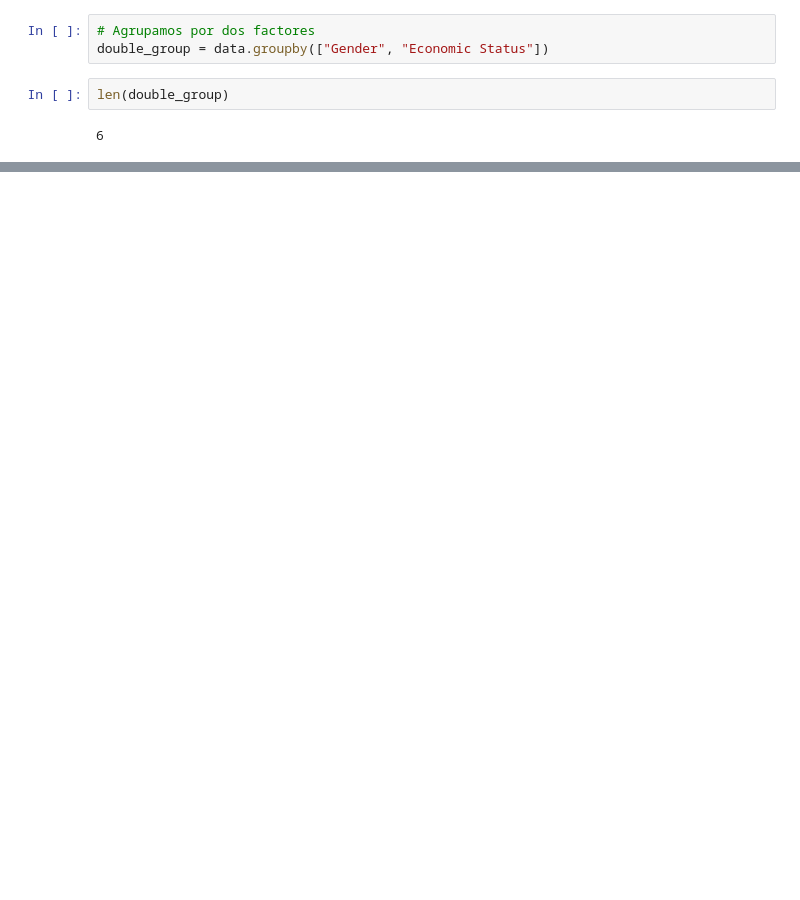
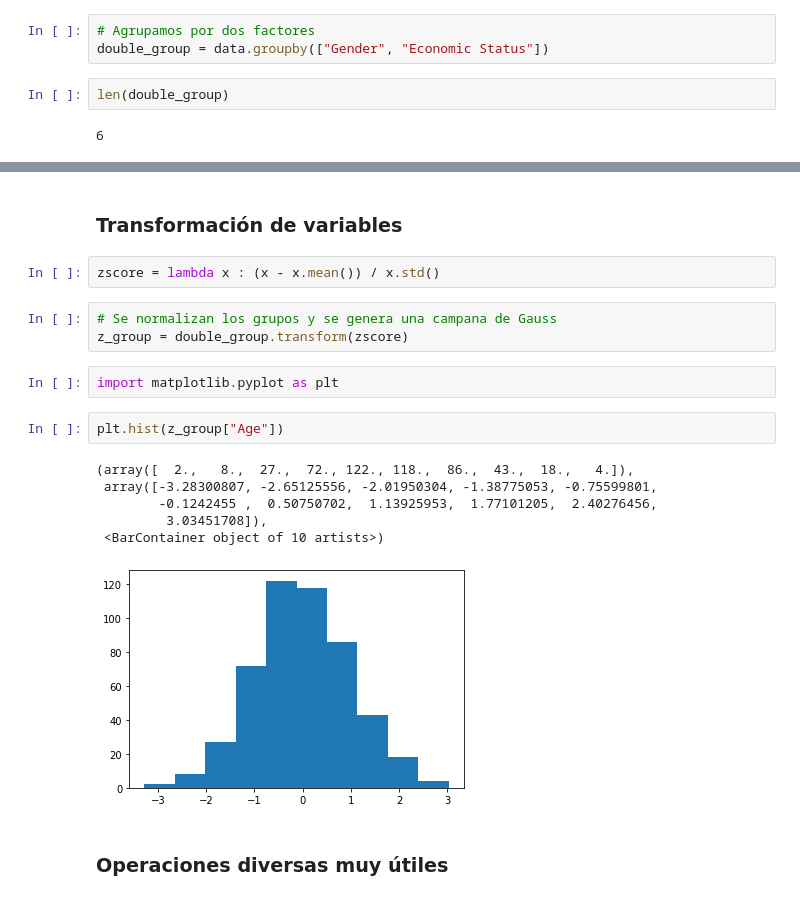
Before and after one commit to mlevicoy/cursoML, a Jupyter notebook: notebooks/T2 - 3 - Data Cleaning - Agrupación de datos.ipynb, the cells around one changed output, grey strips where cells are left out. Saved outputs shown, nothing was run; the diff lists cells and outputs as text; blank space fills up the shorter version.

```diff
--- a/notebooks/T2 - 3 - Data Cleaning - Agrupación de datos.ipynb
+++ b/notebooks/T2 - 3 - Data Cleaning - Agrupación de datos.ipynb
@@ -176,0 +322,20 @@ for names, groups in double_group:
+# %% [markdown]
+### Transformación de variables
+# %%
+zscore = lambda x : (x - x.mean()) / x.std()
+# %%
+# Se normalizan los grupos y se genera una campana de Gauss
+z_group = double_group.transform(zscore)
+# %%
+import matplotlib.pyplot as plt
+# %%
+plt.hist(z_group["Age"])
+# %% [output]
+(array([  2.,   8.,  27.,  72., 122., 118.,  86.,  43.,  18.,   4.]),
+ array([-3.28300807, -2.65125556, -2.01950304, -1.38775053, -0.75599801,
+        -0.1242455 ,  0.50750702,  1.13925953,  1.77101205,  2.40276456,
+         3.03451708]),
+ <BarContainer object of 10 artists>)
+[figure, added]
+# %% [markdown]
+### Operaciones diversas muy útiles
```
Also changed, not shown: parts of 55 cells of this notebook, 1 other file.
